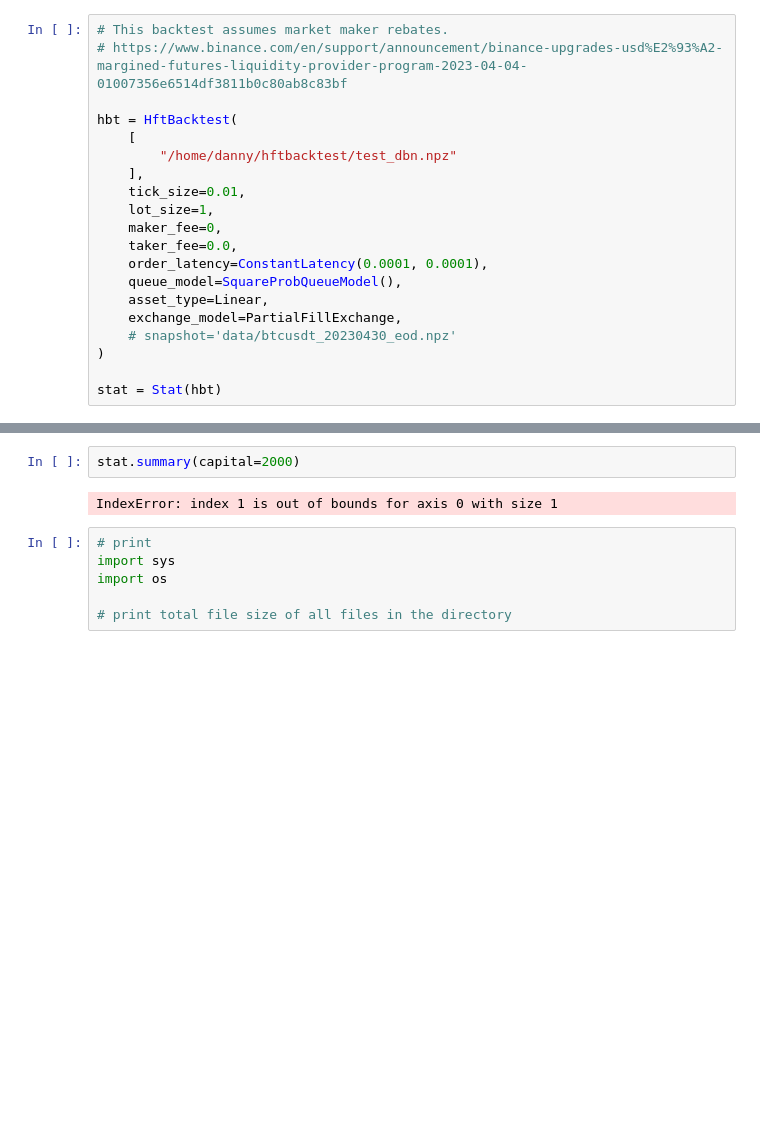
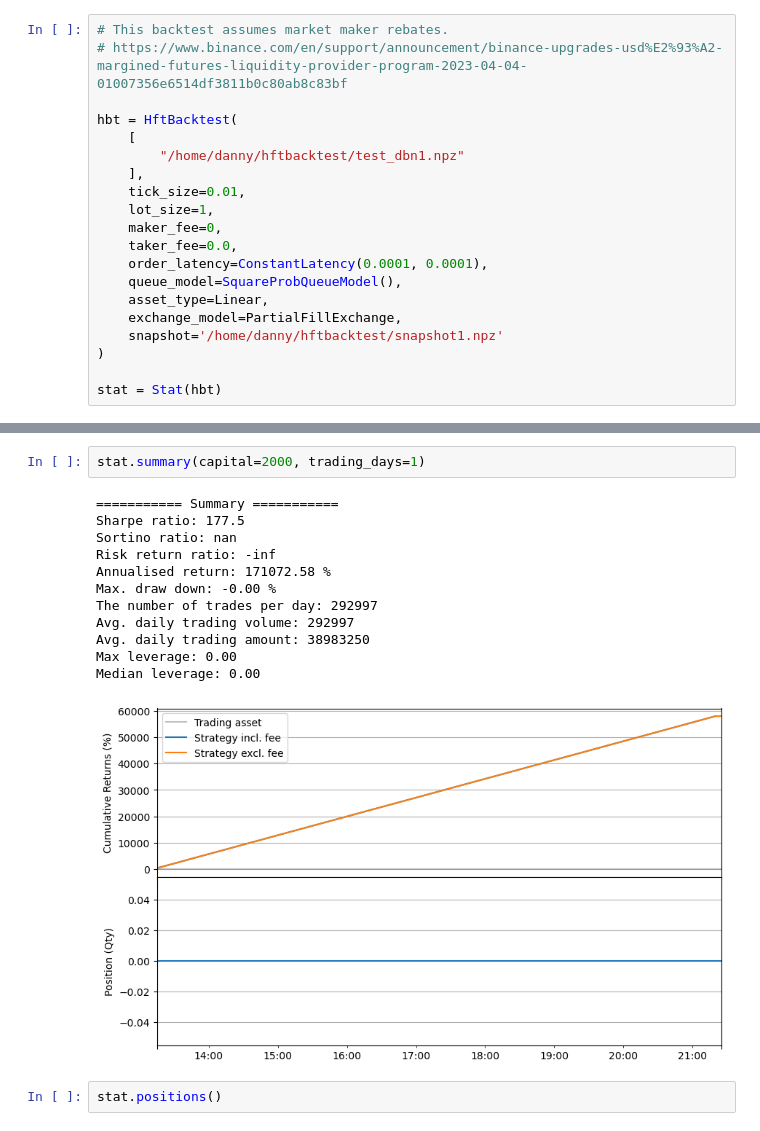
Before and after one commit to quantsc/hftbacktest, a Jupyter notebook: simple_two_sided_quote.ipynb, the cells around one changed output, grey strips where cells are left out. Drawn from its saved outputs; the diff is of its cells as text; blank space fills up the shorter version.

```diff
--- a/simple_two_sided_quote.ipynb
+++ b/simple_two_sided_quote.ipynb
@@ -118,7 +87,7 @@ def simple_two_sided_quote(hbt, stat):
 
 hbt = HftBacktest(
     [
-        "/home/danny/hftbacktest/test_dbn.npz"
+        "/home/danny/hftbacktest/test_dbn1.npz"
     ],
     tick_size=0.01,
     lot_size=1,
@@ -128,7 +97,7 @@ hbt = HftBacktest(
     queue_model=SquareProbQueueModel(),
     asset_type=Linear,
     exchange_model=PartialFillExchange,
-    # snapshot='data/btcusdt_20230430_eod.npz'
+    snapshot='/home/danny/hftbacktest/snapshot1.npz'
 )
 
 stat = Stat(hbt)
@@ -158,10 +110,17 @@ Mid price:  0.0
 # %%
-stat.summary(capital=2000)
+stat.summary(capital=2000, trading_days=1)
 # %% [output]
-IndexError: index 1 is out of bounds for axis 0 with size 1
+=========== Summary ===========
+Sharpe ratio: 177.5
+Sortino ratio: nan
+Risk return ratio: -inf
+Annualised return: 171072.58 %
+Max. draw down: -0.00 %
+The number of trades per day: 292997
+Avg. daily trading volume: 292997
+Avg. daily trading amount: 38983250
+Max leverage: 0.00
+Median leverage: 0.00
+[figure, added]
 # %%
-# print
-import sys
-import os
-
-# print total file size of all files in the directory
+stat.positions()
```
Also changed, not shown: parts of 6 cells of this notebook, 8 other files.
